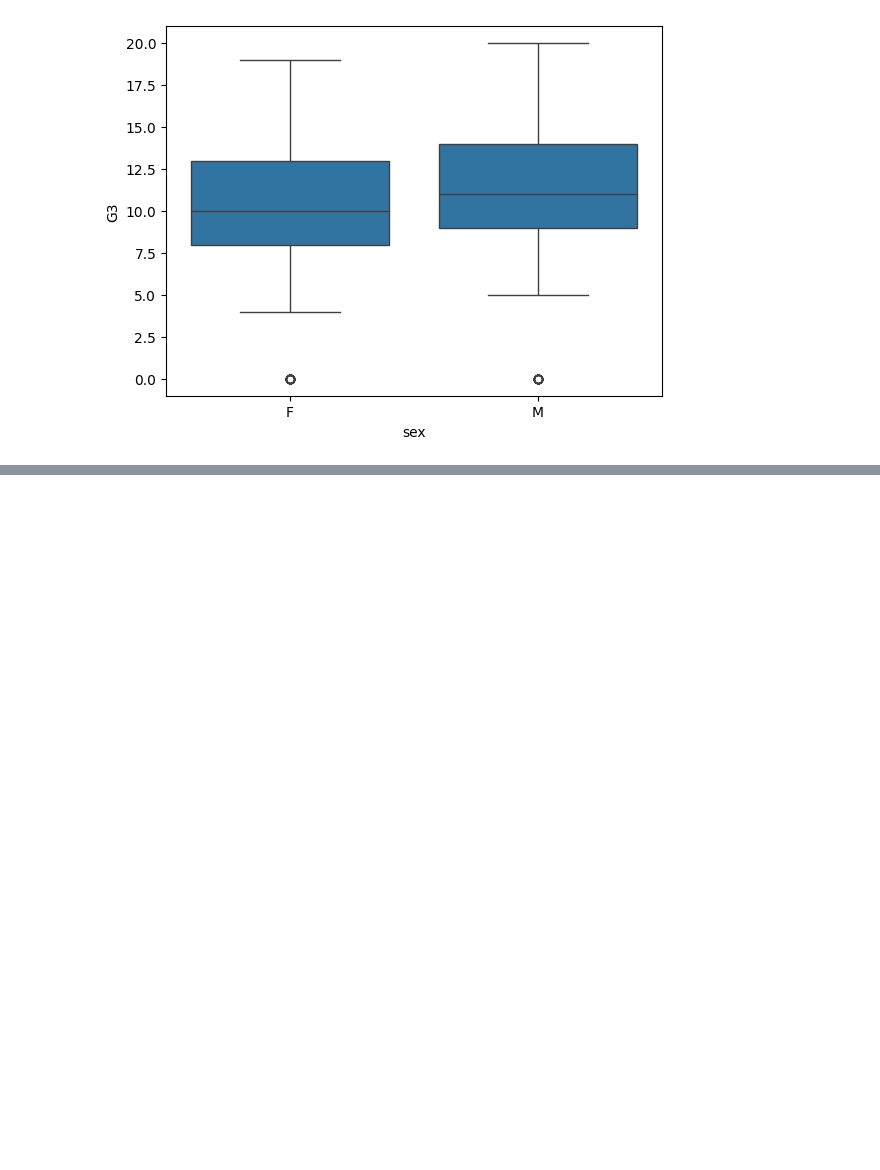
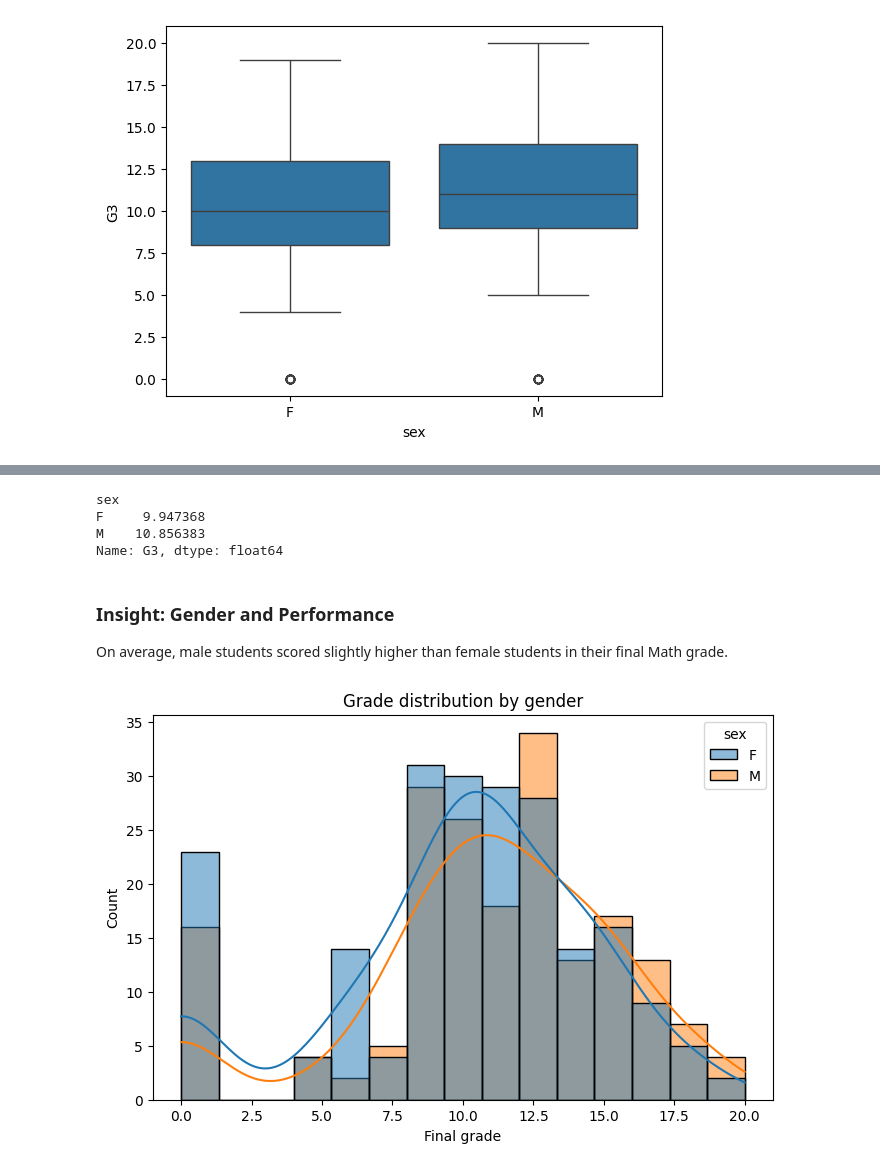
Before and after one commit to alaakabalan/student-performance-pisa-analysis, a Jupyter notebook: notebooks/01_initial_exploration.ipynb, the cells around one changed output, grey strips where cells are left out. Cells and saved outputs as stored; diff of their text form; code cells hidden in the pictures; blank space fills up the shorter version.

```diff
--- a/notebooks/01_initial_exploration.ipynb
+++ b/notebooks/01_initial_exploration.ipynb
@@ -136,0 +148,19 @@ plt.show()
+# %%
+df.groupby("sex")['G3'].mean()
+# %% [output]
+sex
+F     9.947368
+M    10.856383
+Name: G3, dtype: float64
+# %% [markdown]
+### Insight: Gender and Performance
+On average, male students scored slightly higher than female students in their final Math grade.
+# %%
+plt.figure(figsize=(8, 5))
+sns.histplot(data=df, x='G3', hue='sex', kde=True, bins=15)
+plt.title('Grade distribution by gender')
+plt.xlabel('Final grade')
+plt.ylabel('Count')
+plt.show()
+# %% [output]
+[figure, added]
```
Also changed, not shown: parts of 14 cells of this notebook, 1 other file.
